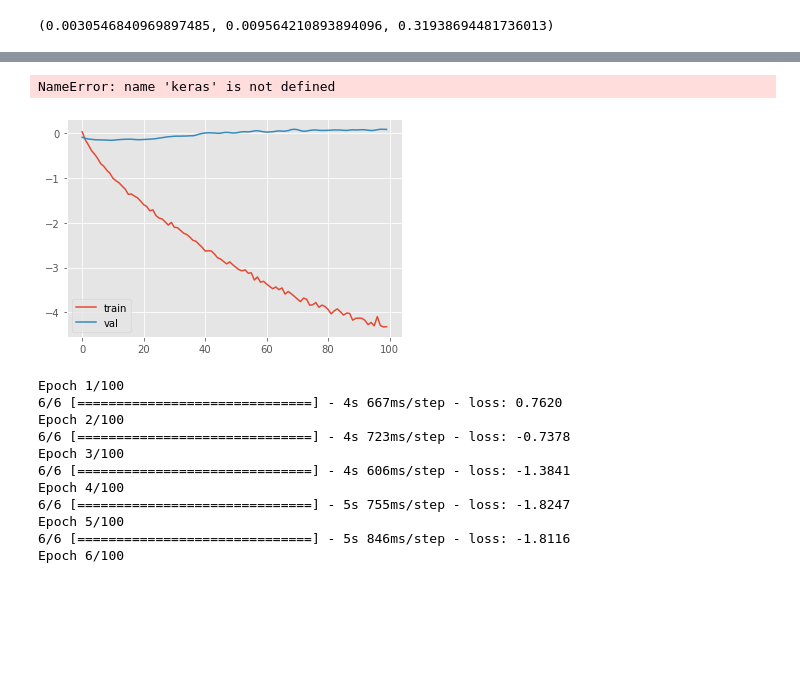
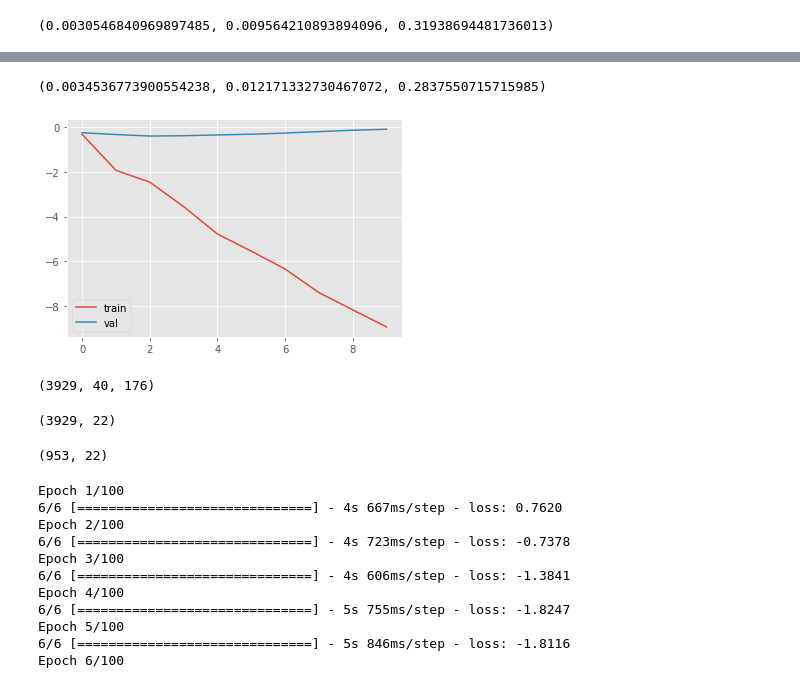
Before and after one commit to mkosik89/Springboard, a Jupyter notebook: Capstone_3/model/Full_Model_Combined_Output.ipynb, the cells around one changed output, grey strips where cells are left out. Drawn from its saved outputs; the diff is of its cells as text; code cells hidden in the pictures; blank space fills up the shorter version.

Commit message:
model updated, stacked individuals

```diff
--- a/Capstone_3/model/Full_Model_Combined_Output.ipynb
+++ b/Capstone_3/model/Full_Model_Combined_Output.ipynb
@@ -503,7 +503,7 @@ def LSTM_Position(xtrain,ytrain,xtest,verbose=0,plot=False,loss=sharpeLoss,thres
     ])
     model.compile(loss=loss, optimizer=tf.optimizers.Adam())
 
-    history = model.fit(xtrain, ytrain, epochs=100,verbose=verbose,
+    history = model.fit(xtrain, ytrain, epochs=10,verbose=verbose,
                         validation_split=.25, shuffle=False,
                         callbacks=callbacks,
                         batch_size=int(len(xtrain)/5),
@@ -727,10 +710,10 @@ array([[ 0.49384716, -0.40622488, -0.31649384, ...,  0.5063539 ,
 (0.0030546840969897485, 0.009564210893894096, 0.31938694481736013)
 # %%
 filepath="../results/test-save-best.hdf5"
-m8, p8 = LSTM_Position(t_xtrain_sc,t_ytrain,t_xtest_sc,verbose=1,plot=True,loss=sharpeLoss,thresh=-2,save=True)
-m8 = tf.keras.models.load_model(filepath,compile=False)
-m8.compile(loss=sharpeLoss, optimizer=tf.optimizers.Adam())
-p8 = m8.predict(t_xtest_sc)
+m8, p8 = LSTM_Position(t_xtrain_sc,t_ytrain,t_xtest_sc,verbose=2,plot=True,loss=sortinoLoss,thresh=-22,save=False)
+# m8 = tf.keras.models.load_model(filepath,compile=False)
+# m8.compile(loss=sharpeLoss, optimizer=tf.optimizers.Adam())
+# p8 = m8.predict(t_xtest_sc)
 p8_return = get_returns(p8,ytest[num_steps:])
 stats(p8_return)
 # %% [output]
@@ -754,5 +740,17 @@ Epoch 100/100
-NameError: name 'keras' is not defined
+(0.0034536773900554238, 0.012171332730467072, 0.2837550715715985)
-[figure, old version]
+[figure, new version]
+# %%
+t_xtrain_sc.shape
+# %% [output]
+(3929, 40, 176)
+# %%
+t_ytrain.shape
+# %% [output]
+(3929, 22)
+# %%
+p8.shape
+# %% [output]
+(953, 22)
 # %%
 
 
```
Also changed, not shown: parts of 2 cells of this notebook, 1 other file.
